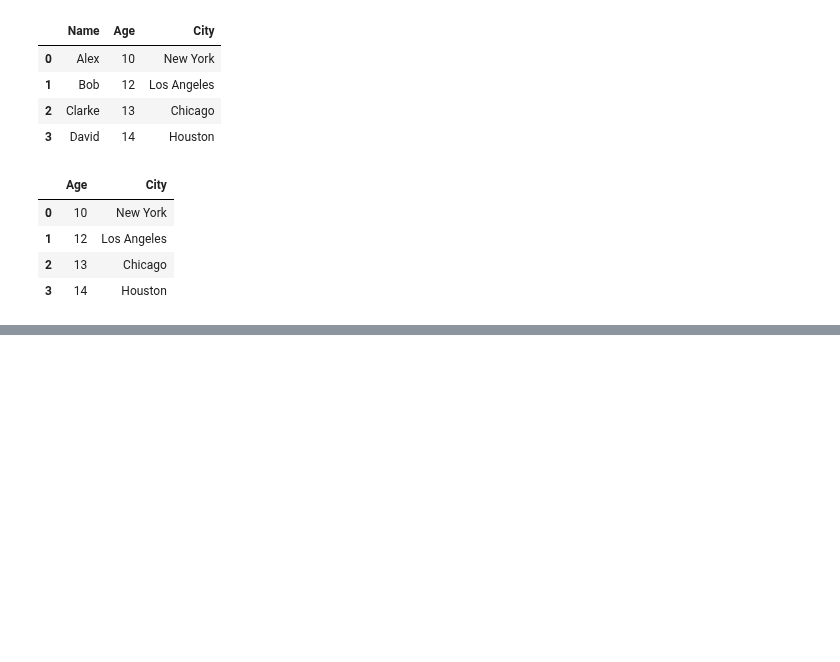
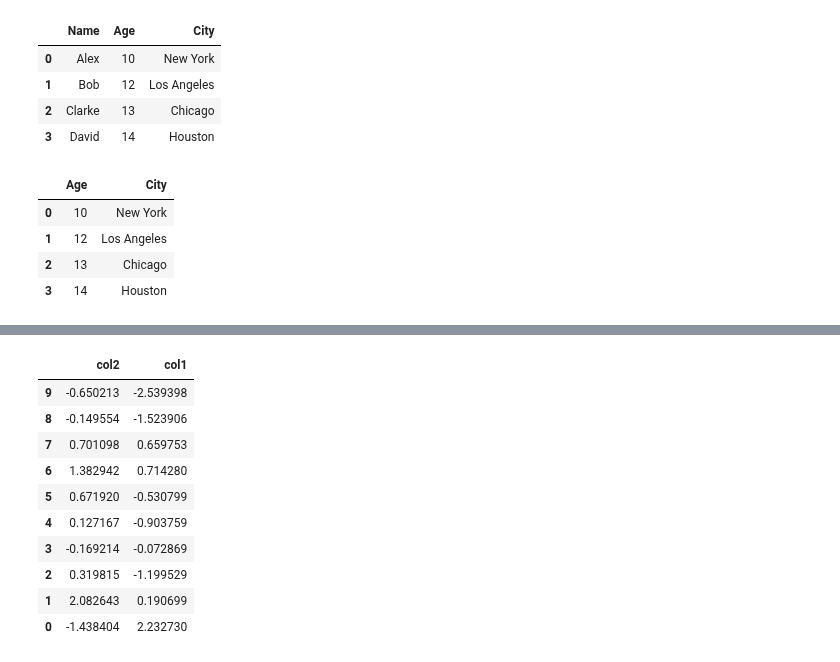
Before and after one commit to fysalkasim/Python2025, a Jupyter notebook: Pandas/intorductionipynb.ipynb, the cells around one changed output, grey strips where cells are left out. Saved outputs shown, nothing was run; the diff lists cells and outputs as text; code cells hidden in the pictures; blank space fills up the shorter version.

```diff
--- a/Pandas/intorductionipynb.ipynb
+++ b/Pandas/intorductionipynb.ipynb
@@ -568,0 +646,5 @@ df.drop(columns="Name")
+# %%
+unsorted_df = pd.DataFrame(np.random.randn(10,2),index=[1,4,6,2,3,5,9,8,0,7],columns = ['col2','col1'])
+print(unsorted_df)
+sorted_df=unsorted_df.sort_index()
+print(sorted_df)
@@ -568,0 +669,16 @@ df.drop(columns="Name")
+# %%
+df2 = unsorted_df.sort_index(ascending=False)
+# %%
+df2
+# %% [output]
+|  | col2 | col1 |
+| 9 | -0.650213 | -2.539398 |
+| 8 | -0.149554 | -1.523906 |
+| 7 | 0.701098 | 0.659753 |
+| 6 | 1.382942 | 0.714280 |
+| 5 | 0.671920 | -0.530799 |
+| 4 | 0.127167 | -0.903759 |
+| 3 | -0.169214 | -0.072869 |
+| 2 | 0.319815 | -1.199529 |
+| 1 | 2.082643 | 0.190699 |
+| 0 | -1.438404 | 2.232730 |
```
Also changed, not shown: parts of 16 cells of this notebook, 3 other files.
